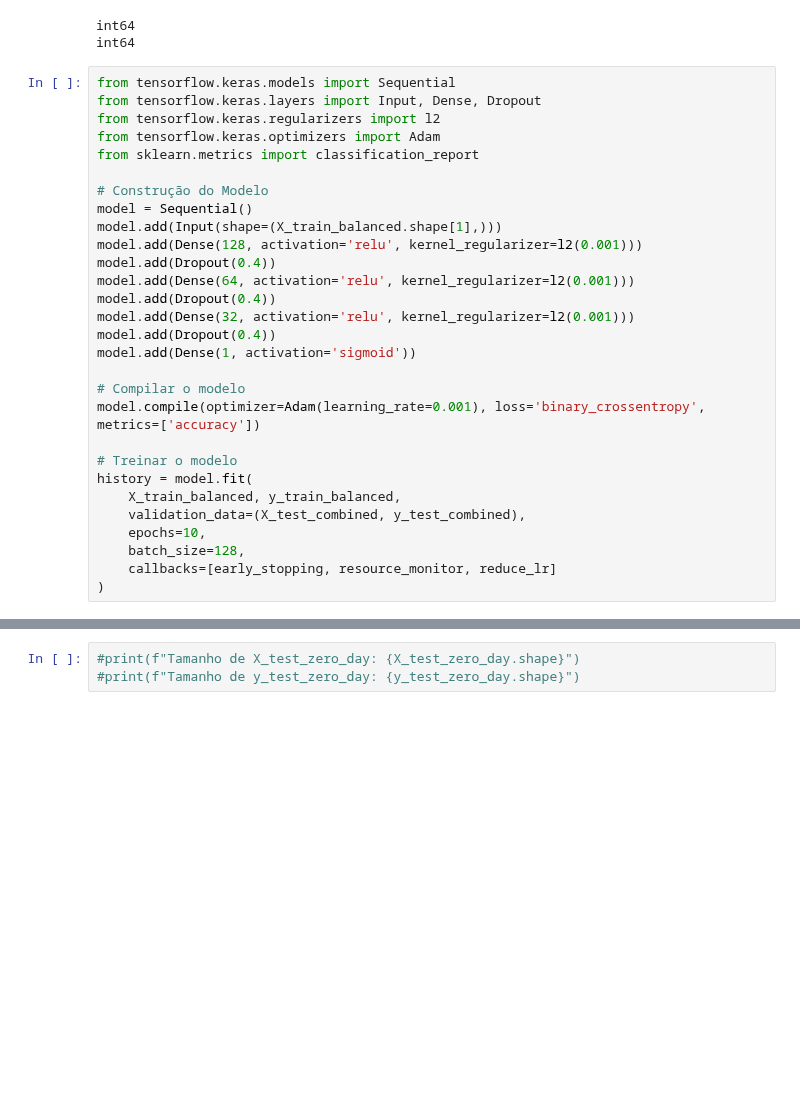
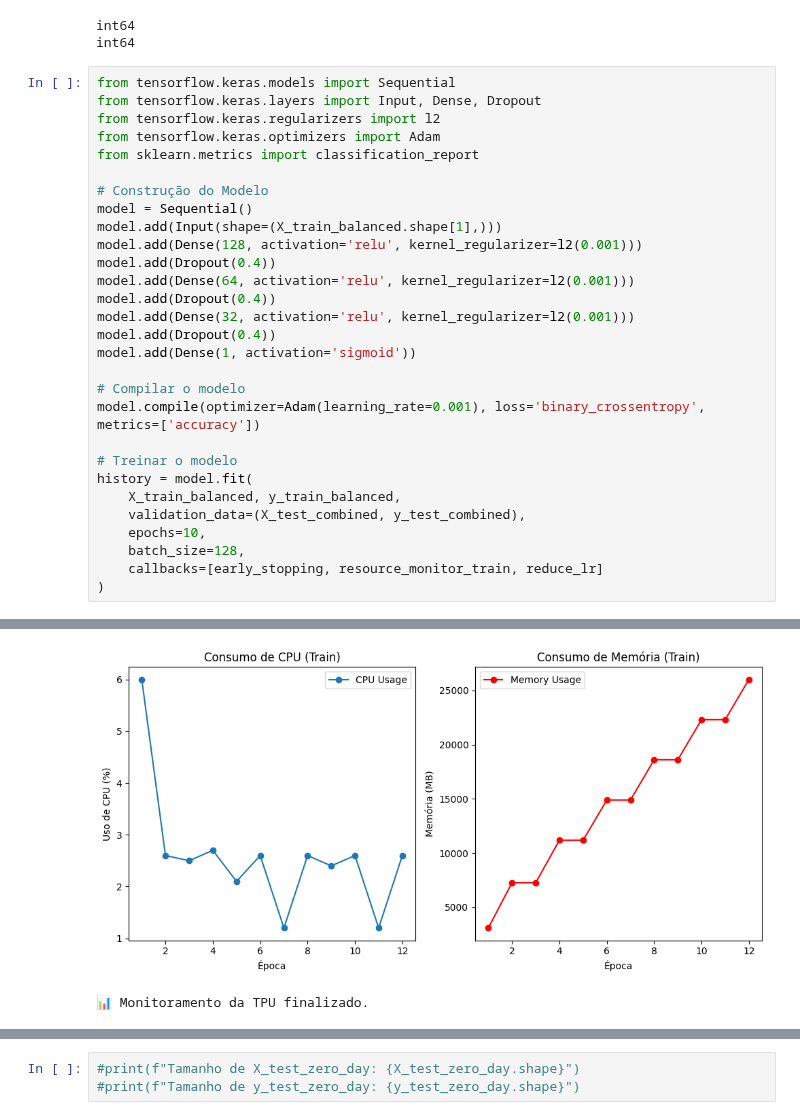
Before and after one commit to gabrieladamasceno/Attacks_5G, a Jupyter notebook: MLP_Binário_Zero_Day_HTTPFlood.ipynb, the cells around one changed output, grey strips where cells are left out. Drawn from its saved outputs; the diff is of its cells as text; blank space fills up the shorter version.

```diff
--- a/MLP_Binário_Zero_Day_HTTPFlood.ipynb
+++ b/MLP_Binário_Zero_Day_HTTPFlood.ipynb
@@ -353,6 +430,6 @@ history = model.fit(
     validation_data=(X_test_combined, y_test_combined),
     epochs=10,
     batch_size=128,
-    callbacks=[early_stopping, resource_monitor, reduce_lr]
+    callbacks=[early_stopping, resource_monitor_train, reduce_lr]
 )
 # %% [output]
@@ -376,2 +453,4 @@ Consumo médio de memória: 3164.25 MB
+[figure, added]
+📊 Monitoramento da TPU finalizado.
 # %%
 # Fazer previsões diretas e arredondar (sem precisar de threshold manual)
```
Also changed, not shown: parts of 8 cells of this notebook.
